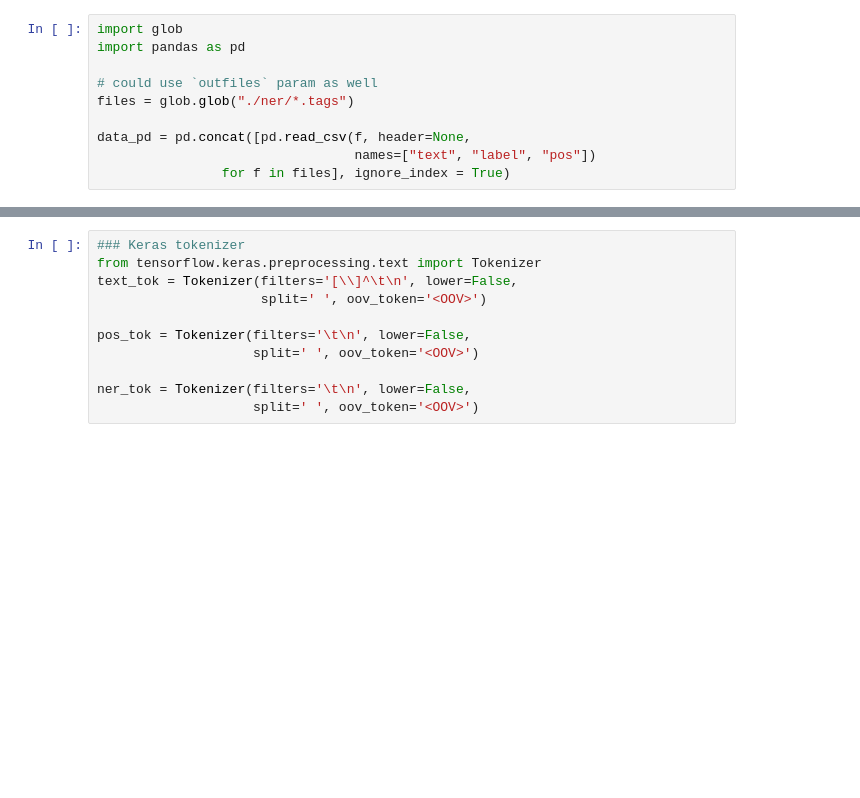
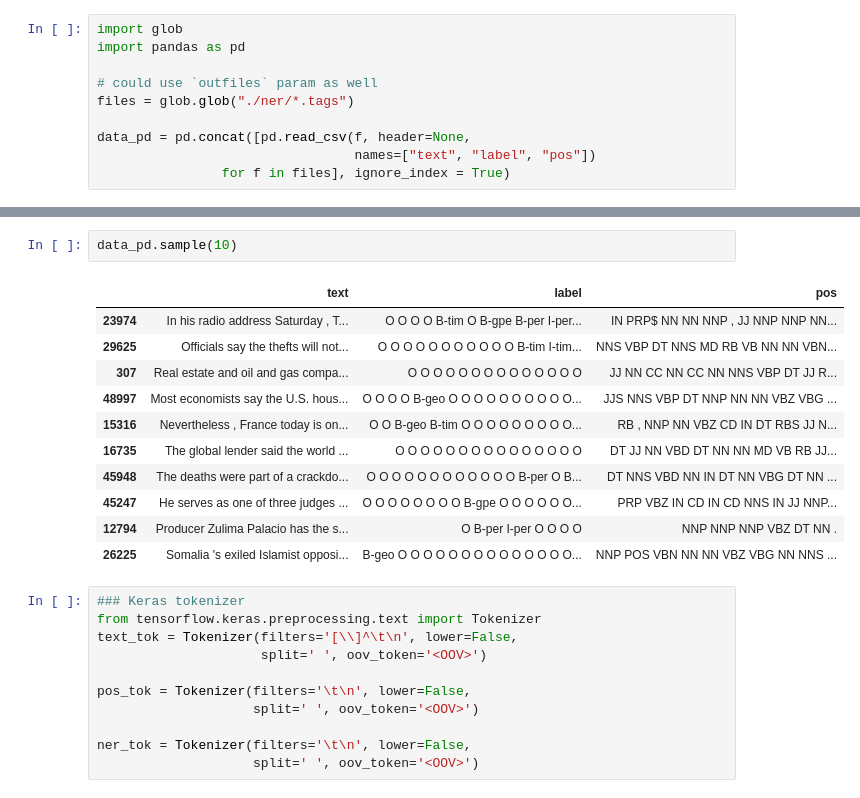
Before and after one commit to ArindamBanerji/wip-experiments, a Jupyter notebook: nlp/ner_NER_v2.ipynb, the cells around one changed output, grey strips where cells are left out. Saved outputs shown, nothing was run; the diff lists cells and outputs as text; blank space fills up the shorter version.

```diff
--- a/nlp/ner_NER_v2.ipynb
+++ b/nlp/ner_NER_v2.ipynb
@@ -268,3 +291,17 @@ data_pd.info()
+# %%
+data_pd.sample(10)
+# %% [output]
+|  | text | label | pos |
+| 23974 | In his radio address Saturday , T... | O O O O B-tim O B-gpe B-per I-per... | IN PRP$ NN NN NNP , JJ NNP NNP NN... |
+| 29625 | Officials say the thefts will not... | O O O O O O O O O O O B-tim I-tim... | NNS VBP DT NNS MD RB VB NN NN VBN... |
+| 307 | Real estate and oil and gas compa... | O O O O O O O O O O O O O O | JJ NN CC NN CC NN NNS VBP DT JJ R... |
+| 48997 | Most economists say the U.S. hous... | O O O O B-geo O O O O O O O O O O... | JJS NNS VBP DT NNP NN NN VBZ VBG ... |
+| 15316 | Nevertheless , France today is on... | O O B-geo B-tim O O O O O O O O O... | RB , NNP NN VBZ CD IN DT RBS JJ N... |
+| 16735 | The global lender said the world ... | O O O O O O O O O O O O O O O | DT JJ NN VBD DT NN NN MD VB RB JJ... |
+| 45948 | The deaths were part of a crackdo... | O O O O O O O O O O O O B-per O B... | DT NNS VBD NN IN DT NN VBG DT NN ... |
+| 45247 | He serves as one of three judges ... | O O O O O O O O B-gpe O O O O O O... | PRP VBZ IN CD IN CD NNS IN JJ NNP... |
+| 12794 | Producer Zulima Palacio has the s... | O B-per I-per O O O O | NNP NNP NNP VBZ DT NN . |
+| 26225 | Somalia 's exiled Islamist opposi... | B-geo O O O O O O O O O O O O O O... | NNP POS VBN NN NN VBZ VBG NN NNS ... |
 # %%
 ### Keras tokenizer
 from tensorflow.keras.preprocessing.text import Tokenizer
```
Also changed, not shown: parts of 36 cells of this notebook.
